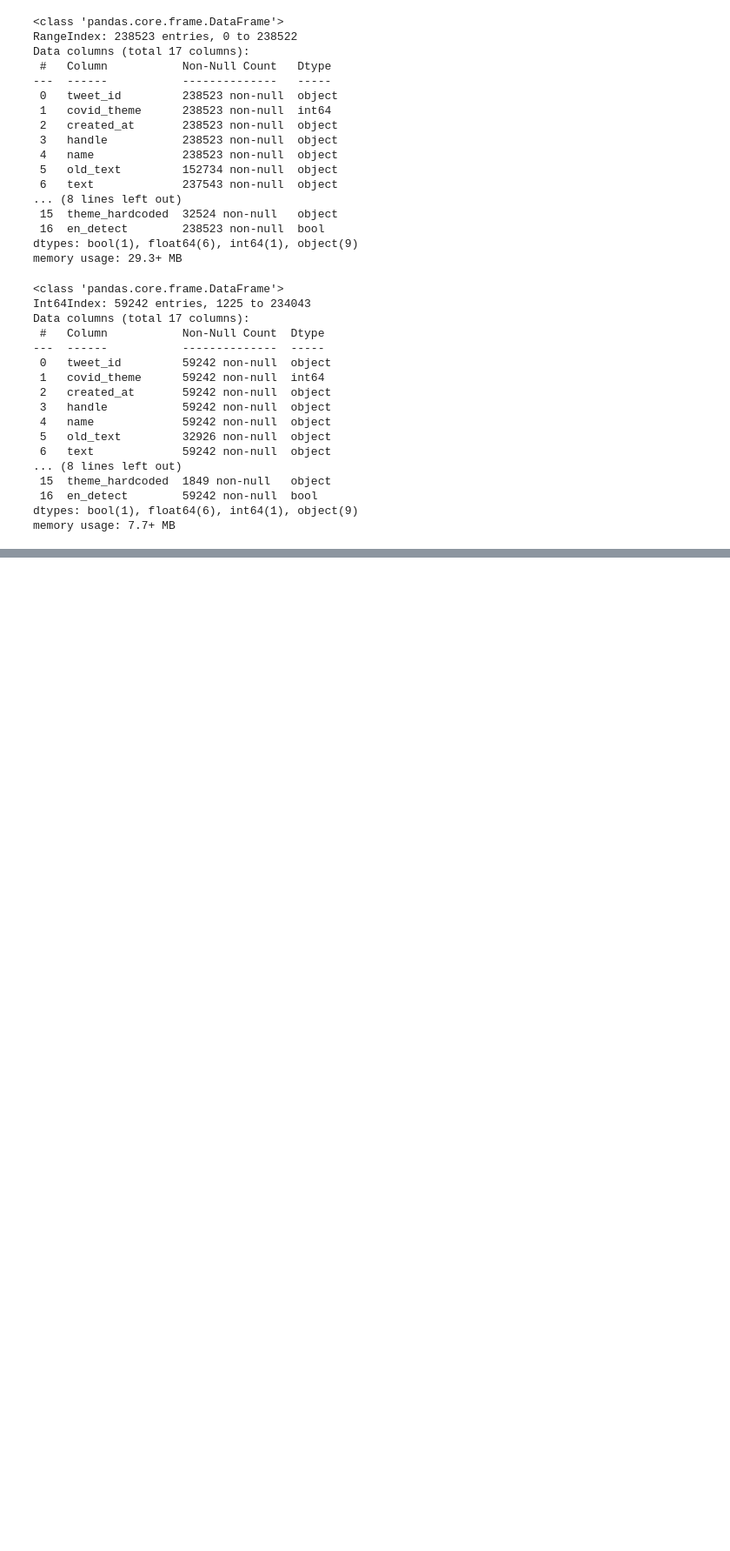
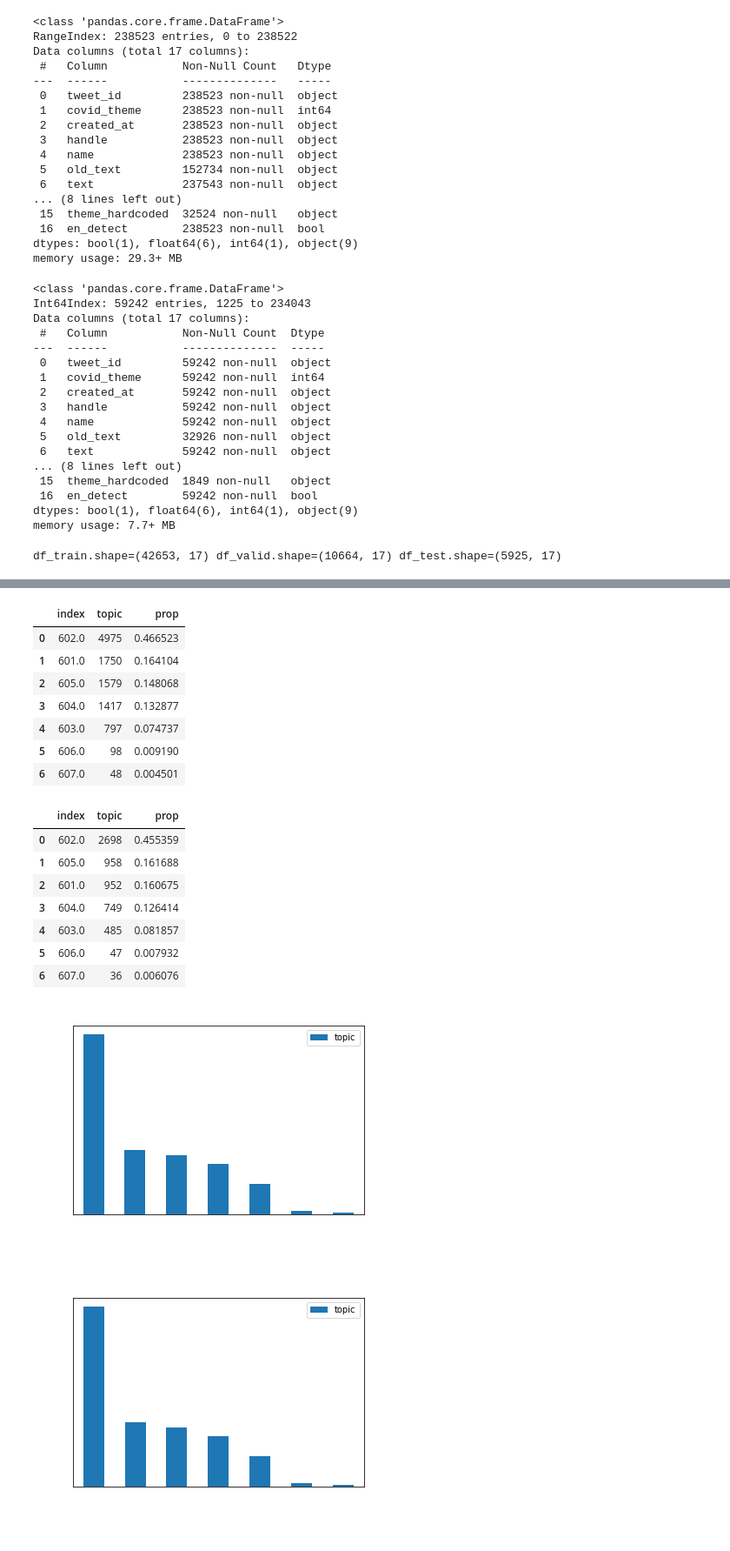
Before and after one commit to ogrnz/covid-nccr, a Jupyter notebook: interactive/classifier/cat/cat_classifier.ipynb, the cells around one changed output, grey strips where cells are left out. Shown at 87% size. Cells and saved outputs as stored; diff of their text form; code cells hidden in the pictures; blank space fills up the shorter version.

```diff
--- a/interactive/classifier/cat/cat_classifier.ipynb
+++ b/interactive/classifier/cat/cat_classifier.ipynb
@@ -71,0 +84,26 @@ memory usage: 7.7+ MB
+# %%
+# Set seed
+SEED = 31415
+
+# Train test split
+df_train, df_test = train_test_split(df, test_size=0.1, random_state=SEED)
+df_train, df_valid = train_test_split(df_train, test_size=0.20, random_state=SEED)
+
+print(f"{df_train.shape=} {df_valid.shape=} {df_test.shape=}")
+# %% [output]
+df_train.shape=(42653, 17) df_valid.shape=(10664, 17) df_test.shape=(5925, 17)
+# %%
+# (very) small EDA to check topics
+for df_tmp, title in zip([df, df_train, df_valid, df_test], ["Whole set", "Train", "Valid", "Test"]):
+    topic_counts = pd.DataFrame(df_tmp["topic"].value_counts()).reset_index()
+    topic_counts["prop"] = topic_counts["topic"] / np.sum(topic_counts["topic"])
+    display(topic_counts)
+    ax = topic_counts.plot.bar(x="index", y="topic")
+    ax.set_title(title)
+    ax.title.set_color("white")
+    ax.xaxis.label.set_color("white")
+    ax.tick_params(colors="white", which="both")
+
+# 606 and 607 probably be an issue
+# hopefully not the others
+# %% [output]
@@ -71,0 +126,18 @@ memory usage: 7.7+ MB
+|  | index | topic | prop |
+| 0 | 602.0 | 4975 | 0.466523 |
+| 1 | 601.0 | 1750 | 0.164104 |
+| 2 | 605.0 | 1579 | 0.148068 |
+| 3 | 604.0 | 1417 | 0.132877 |
+| 4 | 603.0 | 797 | 0.074737 |
+| 5 | 606.0 | 98 | 0.009190 |
+| 6 | 607.0 | 48 | 0.004501 |
+|  | index | topic | prop |
+| 0 | 602.0 | 2698 | 0.455359 |
+| 1 | 605.0 | 958 | 0.161688 |
+| 2 | 601.0 | 952 | 0.160675 |
+| 3 | 604.0 | 749 | 0.126414 |
+| 4 | 603.0 | 485 | 0.081857 |
+| 5 | 606.0 | 47 | 0.007932 |
+| 6 | 607.0 | 36 | 0.006076 |
+[figure, added]
+[figure, added]
```
Also changed, not shown: parts of 14 cells of this notebook, 2 other files.
